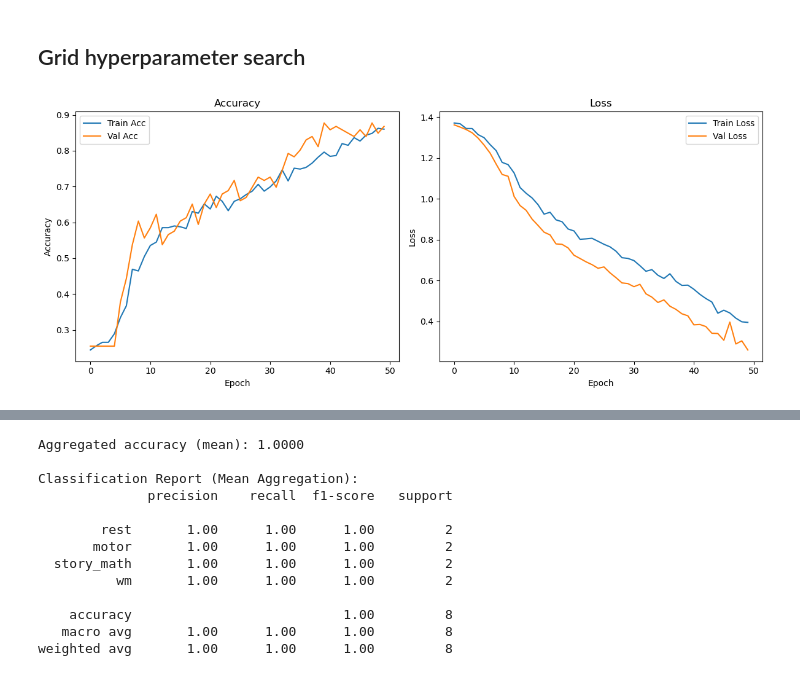
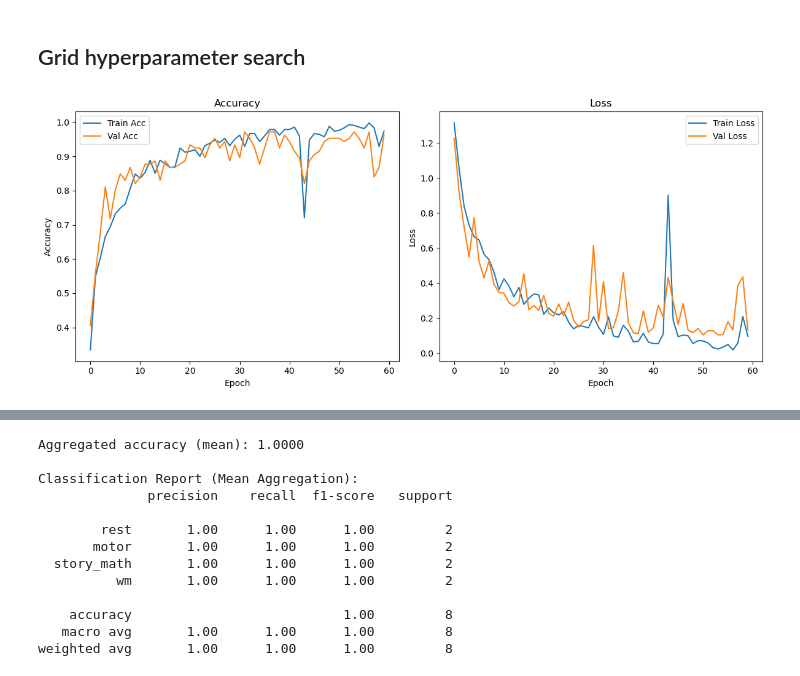
Before and after one commit to antisocialites/Deep-Learning, a Jupyter notebook: Assignment 2/Sensor_combinations.ipynb, the cells around one changed output, grey strips where cells are left out. Drawn from its saved outputs; the diff is of its cells as text; code cells hidden in the pictures.

```diff
--- a/Assignment 2/Sensor_combinations.ipynb
+++ b/Assignment 2/Sensor_combinations.ipynb
@@ -117,8 +120,8 @@ participant_id_c1 = 113922
 participant_id_c2 = 164636
 
 
-rest_c1, motor_c1, story_math_c1, wm_c1 = load_participant_arrays(participant_id_c1, base_dir="data/Cross/train")
-rest_c2, motor_c2, story_math_c2, wm_c2 = load_participant_arrays(participant_id_c2, base_dir="data/Cross/train")
+rest_c1, motor_c1, story_math_c1, wm_c1 = load_participant_arrays(participant_id_c1, base_dir=r"C:\Users\odiee\OneDrive\Documents\24-25\Blok4\Deep Learning\Assignments\Assignment 2\Final Project data\Cross\train")
+rest_c2, motor_c2, story_math_c2, wm_c2 = load_participant_arrays(participant_id_c2, base_dir=r"C:\Users\odiee\OneDrive\Documents\24-25\Blok4\Deep Learning\Assignments\Assignment 2\Final Project data\Cross\train")
 
 print("Rest:", None if rest_c2 is None else rest_c2.shape)
 print("Motor:", None if motor_c2 is None else motor_c2.shape)
@@ -1121,34 +1108,34 @@ best_model = build_model(snapshot_shape=(X_all.shape[2], X_all.shape[3]),
 
 best_model.compile(optimizer=Adam(learning_rate=best_params['learning_rate']), loss='sparse_categorical_crossentropy', metrics=['accuracy'])
 
-best_history = model.fit(X_train, y_train, validation_data=(X_val, y_val), epochs=150, batch_size=best_params['batch_size'], verbose=0)
-
-best_history_data = history.history
-
-
-### PLOTS
-plt.figure(figsize=(12, 5))
-
-# Accuracy plot
-plt.subplot(1, 2, 1)
-plt.plot(best_history_data['accuracy'], label='Train Acc')
-plt.plot(best_history_data['val_accuracy'], label='Val Acc')
-plt.title('Accuracy')
-plt.xlabel('Epoch')
-plt.ylabel('Accuracy')
-plt.legend()
-
-# Loss plot
-plt.subplot(1, 2, 2)
-plt.plot(best_history_data['loss'], label='Train Loss')
-plt.plot(best_history_data['val_loss'], label='Val Loss')
-plt.title('Loss')
-plt.xlabel('Epoch')
-plt.ylabel('Loss')
-plt.legend()
-
-plt.tight_layout()
-plt.show()
+best_history = best_model.fit(X_train, y_train, validation_data=(X_val, y_val), epochs=60, batch_size=best_params['batch_size'], verbose=0)
-# %% [output]
-[figure, removed]
+# %%
+best_history_data = best_history.history
+
+
+### PLOTS
+plt.figure(figsize=(12, 5))
+
+# Accuracy plot
+plt.subplot(1, 2, 1)
+plt.plot(best_history_data['accuracy'], label='Train Acc')
+plt.plot(best_history_data['val_accuracy'], label='Val Acc')
+plt.title('Accuracy')
+plt.xlabel('Epoch')
+plt.ylabel('Accuracy')
+plt.legend()
+
+# Loss plot
+plt.subplot(1, 2, 2)
+plt.plot(best_history_data['loss'], label='Train Loss')
+plt.plot(best_history_data['val_loss'], label='Val Loss')
+plt.title('Loss')
+plt.xlabel('Epoch')
+plt.ylabel('Loss')
+plt.legend()
+
+plt.tight_layout()
+plt.show()
+# %% [output]
+[figure, added]
 # %%
```
Also changed, not shown: parts of 14 cells of this notebook.
